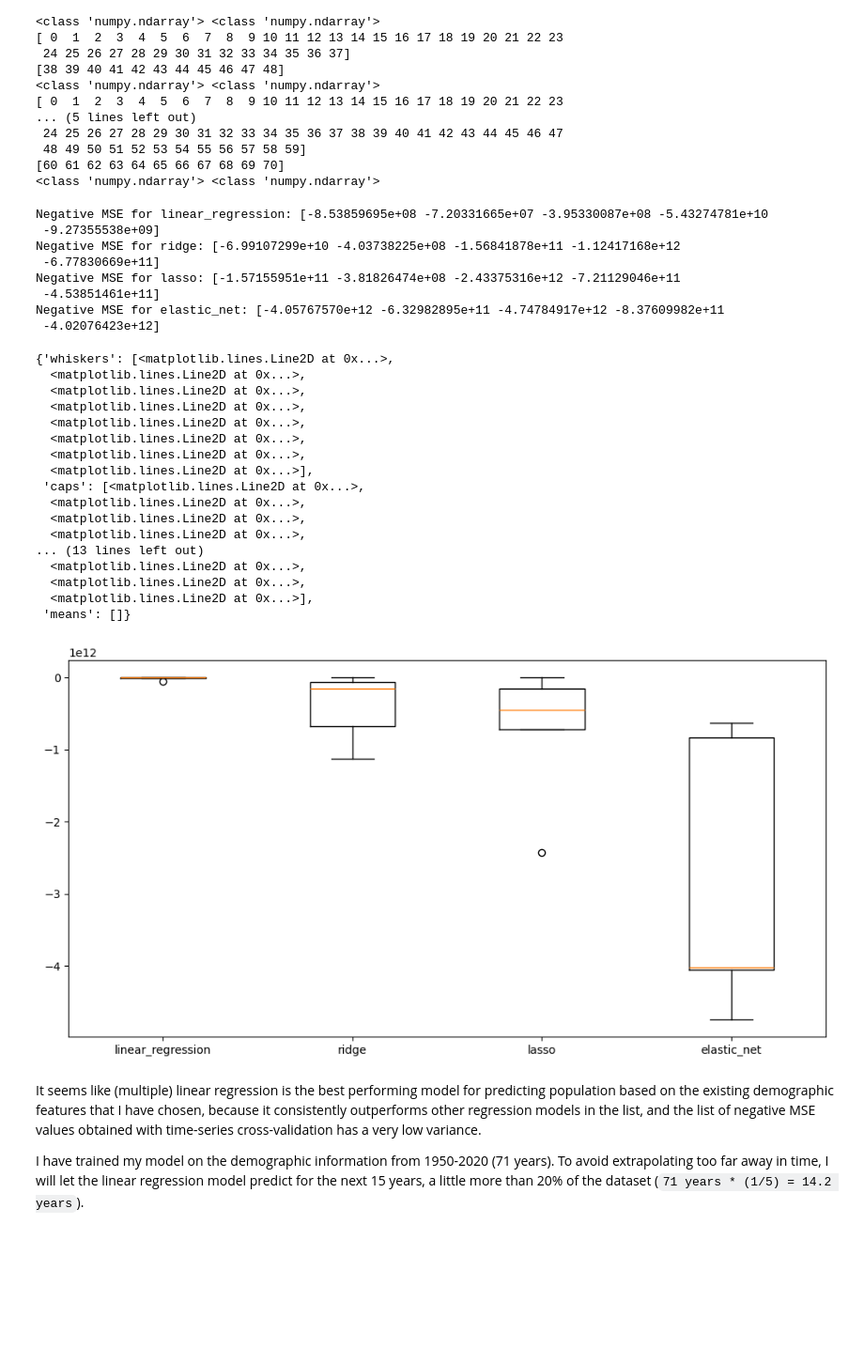
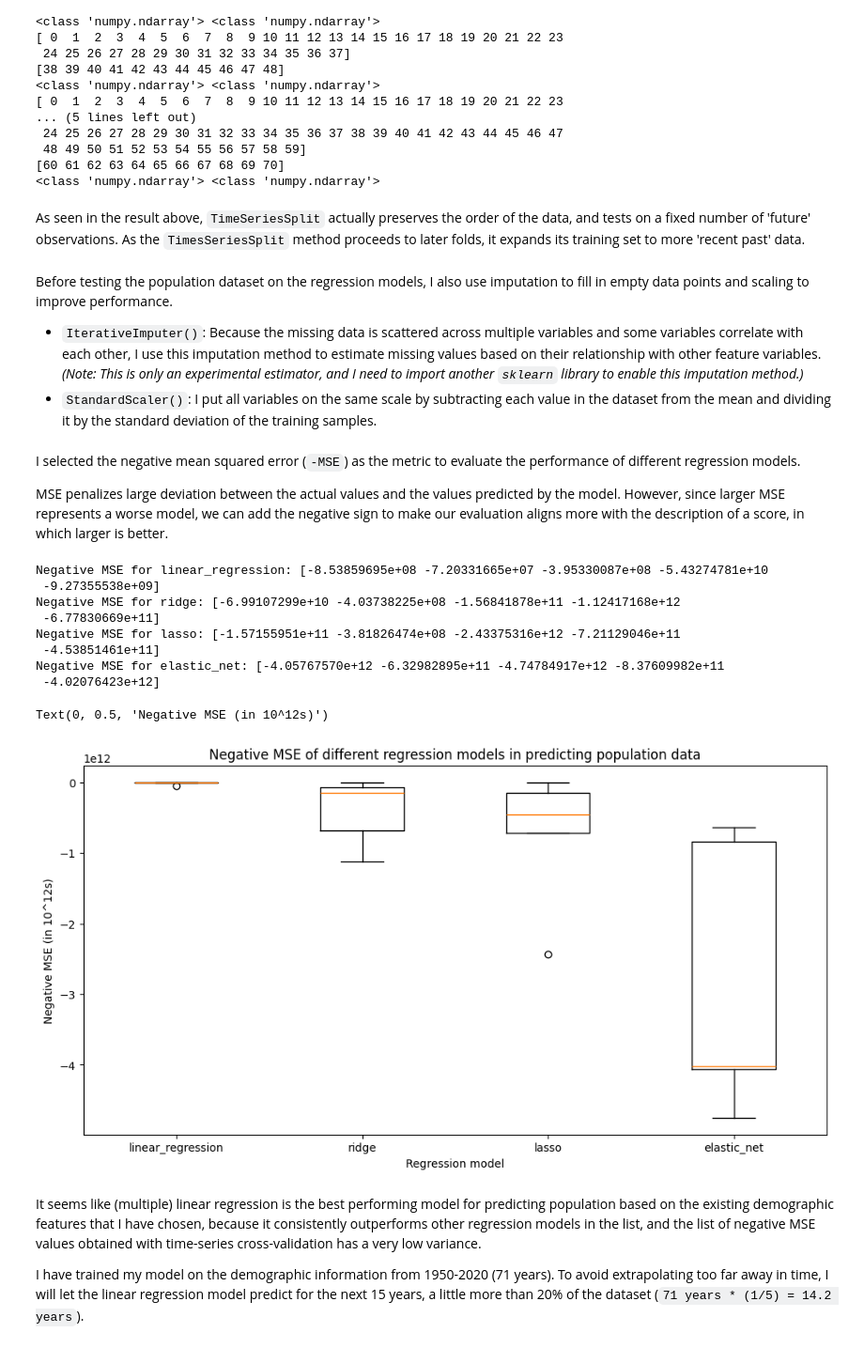
Before and after one commit to thaianle/international-database, a Jupyter notebook: idb5yr-python.ipynb, the cells around one changed output. Shown at 94% size. Cells and saved outputs as stored; diff of their text form; code cells hidden in the pictures; blank space fills up the shorter version.

````diff
--- a/idb5yr-python.ipynb
+++ b/idb5yr-python.ipynb
@@ -824,50 +859,51 @@ for train_indices, test_indices in tscv.split(X, y):
  48 49 50 51 52 53 54 55 56 57 58 59]
 [60 61 62 63 64 65 66 67 68 69 70]
 <class 'numpy.ndarray'> <class 'numpy.ndarray'>
+# %% [markdown]
+As seen in the result above, ```TimeSeriesSplit``` actually preserves the order of the data, and tests on a fixed number of 'future' observations. As the ```TimesSeriesSplit``` method proceeds to later folds, it expands its training set to more 'recent past' data.
+# %% [markdown]
+Before testing the population dataset on the regression models, I also use imputation to fill in empty data points and scaling to improve performance.
+
+- ```IterativeImputer()```: Because the missing data is scattered across multiple variables and some variables correlate with each other, I use this imputation method to estimate missing values based on their relationship with other feature variables. _(Note: This is only an experimental estimator, and I need to import another ```sklearn``` library to enable this imputation method.)_
+- ```StandardScaler()```: I put all variables on the same scale by subtracting each value in the dataset from the mean and dividing it by the standard deviation of the training samples.
 # %%
-# Calculate negative MSE for different models using a function as a syntax shortcut
+# Set up a function that uses a pipeline to streamline repetitive machine learning workflows and returns the cross-validation scores
 def negative_mse(model_type):
     transformation = [('iterative_imputer', IterativeImputer(random_state = 225275)), ('standard_scaler', StandardScaler())]
     transformation.append(model_type)
     pipeline = Pipeline(transformation)
     return cross_val_score(pipeline, X, y, scoring = 'neg_mean_squared_error')
-
-models = [('linear_regression', LinearRegression()), ('ridge', Ridge()), ('lasso', Lasso()), ('elastic_net', ElasticNet())]
-results = []
-for model_type in models:
-    print(f'Negative MSE for {model_type[0]}: {negative_mse(model_type)}')
-    results.append(negative_mse(model_type))
-# %% [output]
-Negative MSE for linear_regression: [-8.53859695e+08 -7.20331665e+07 -3.95330087e+08 -5.43274781e+10
- -9.27355538e+09]
-Negative MSE for ridge: [-6.99107299e+10 -4.03738225e+08 -1.56841878e+11 -1.12417168e+12
- -6.77830669e+11]
-Negative MSE for lasso: [-1.57155951e+11 -3.81826474e+08 -2.43375316e+12 -7.21129046e+11
- -4.53851461e+11]
-Negative MSE for elastic_net: [-4.05767570e+12 -6.32982895e+11 -4.74784917e+12 -8.37609982e+11
- -4.02076423e+12]
+# %% [markdown]
+I selected the negative mean squared error (```-MSE```) as the metric to evaluate the performance of different regression models.
+
+MSE penalizes large deviation between the actual values and the values predicted by the model. However, since larger MSE represents a worse model, we can add the negative sign to make our evaluation aligns more with the description of a score, in which larger is better.
+# %%
+# Calculate negative MSE for different models using a function as a syntax shortcut
+models = [('linear_regression', LinearRegression()), ('ridge', Ridge()), ('lasso', Lasso()), ('elastic_net', ElasticNet())]
+results = []
+for model_type in models:
+    print(f'Negative MSE for {model_type[0]}: {negative_mse(model_type)}')
+    results.append(negative_mse(model_type))
+# %% [output]
+Negative MSE for linear_regression: [-8.53859695e+08 -7.20331665e+07 -3.95330087e+08 -5.43274781e+10
+ -9.27355538e+09]
+Negative MSE for ridge: [-6.99107299e+10 -4.03738225e+08 -1.56841878e+11 -1.12417168e+12
+ -6.77830669e+11]
+Negative MSE for lasso: [-1.57155951e+11 -3.81826474e+08 -2.43375316e+12 -7.21129046e+11
+ -4.53851461e+11]
+Negative MSE for elastic_net: [-4.05767570e+12 -6.32982895e+11 -4.74784917e+12 -8.37609982e+11
+ -4.02076423e+12]
 # %%
+# Plot the -MSE values obtained on a graph to visually compare the performance of different models
 fig, ax = plt.subplots(figsize = (12, 6))
 ax.boxplot(results, tick_labels = [models[0][0], models[1][0], models[2][0], models[3][0]])
+
+plt.title('Negative MSE of different regression models in predicting population data')
+plt.xlabel('Regression model')
+plt.ylabel('Negative MSE (in 10^12s)')
 # %% [output]
-{'whiskers': [<matplotlib.lines.Line2D at 0x...>,
-  <matplotlib.lines.Line2D at 0x...>,
-  <matplotlib.lines.Line2D at 0x...>,
-  <matplotlib.lines.Line2D at 0x...>,
-  <matplotlib.lines.Line2D at 0x...>,
-  <matplotlib.lines.Line2D at 0x...>,
-  <matplotlib.lines.Line2D at 0x...>,
-  <matplotlib.lines.Line2D at 0x...>],
- 'caps': [<matplotlib.lines.Line2D at 0x...>,
-  <matplotlib.lines.Line2D at 0x...>,
-  <matplotlib.lines.Line2D at 0x...>,
-  <matplotlib.lines.Line2D at 0x...>,
-... (13 lines left out)
-  <matplotlib.lines.Line2D at 0x...>,
-  <matplotlib.lines.Line2D at 0x...>,
-  <matplotlib.lines.Line2D at 0x...>],
- 'means': []}
+Text(0, 0.5, 'Negative MSE (in 10^12s)')
-[figure, old version]
+[figure, new version]
 # %% [markdown]
 It seems like (multiple) linear regression is the best performing model for predicting population based on the existing demographic features that I have chosen, because it consistently outperforms other regression models in the list, and the list of negative MSE values obtained with time-series cross-validation has a very low variance.
 
````
Also changed, not shown: parts of 22 cells of this notebook.
